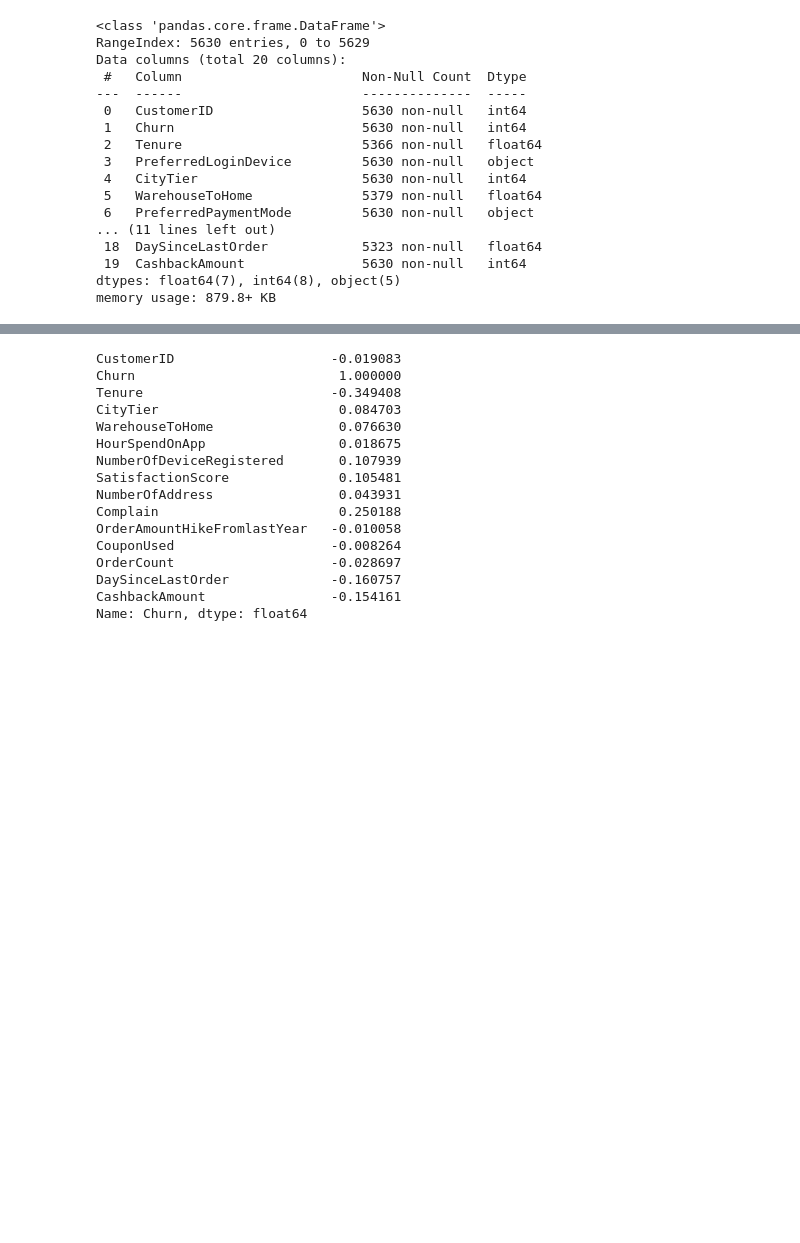
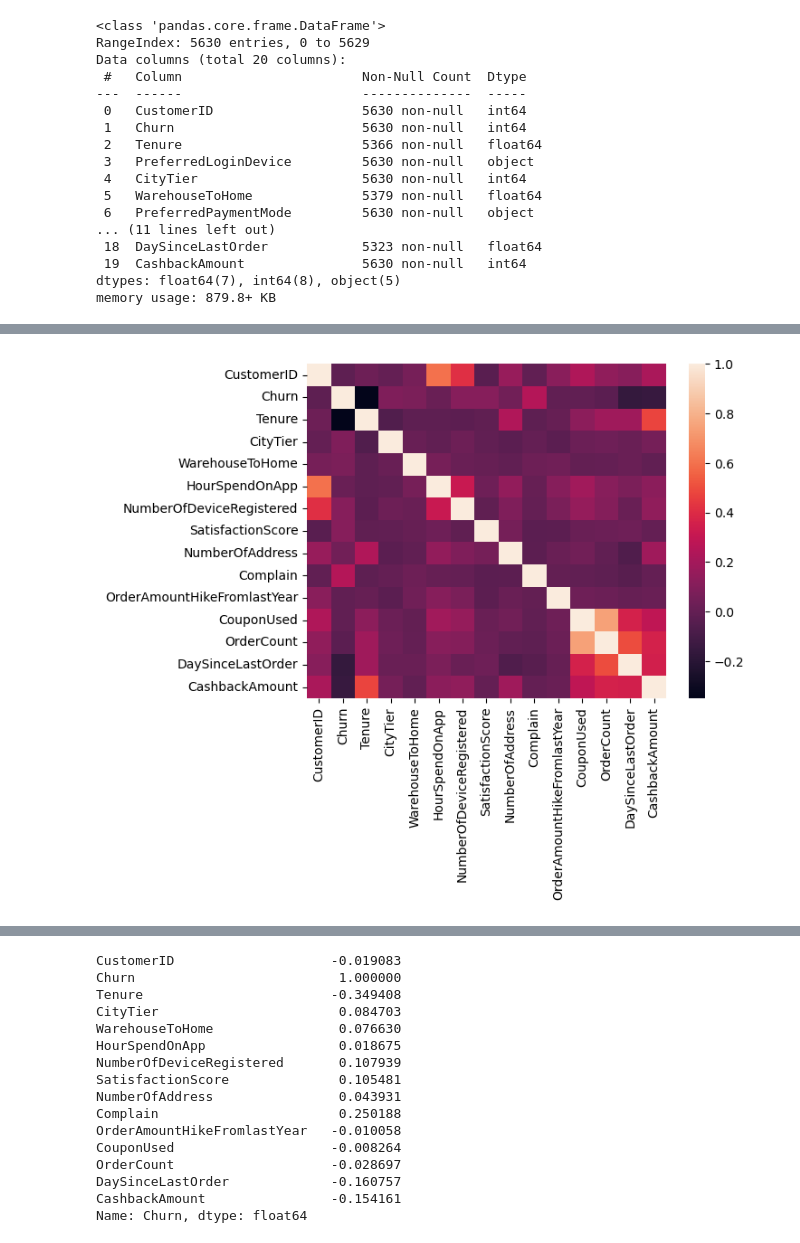
Before and after one commit to aktrikx/e2eml_project, a Jupyter notebook: e2eml.ipynb, the cells around one changed output, grey strips where cells are left out. Saved outputs shown, nothing was run; the diff lists cells and outputs as text; code cells hidden in the pictures; blank space fills up the shorter version.

```diff
--- a/e2eml.ipynb
+++ b/e2eml.ipynb
@@ -57,3 +77,7 @@ import seaborn as sns
+# %%
+sns.heatmap(df.corr());
+# %% [output]
+[figure, added]
 # %%
 df[['Churn','Gender']].value_counts().plot(kind ='bar')
 # %% [output]
```
Also changed, not shown: parts of 17 cells of this notebook, 5 other files.
